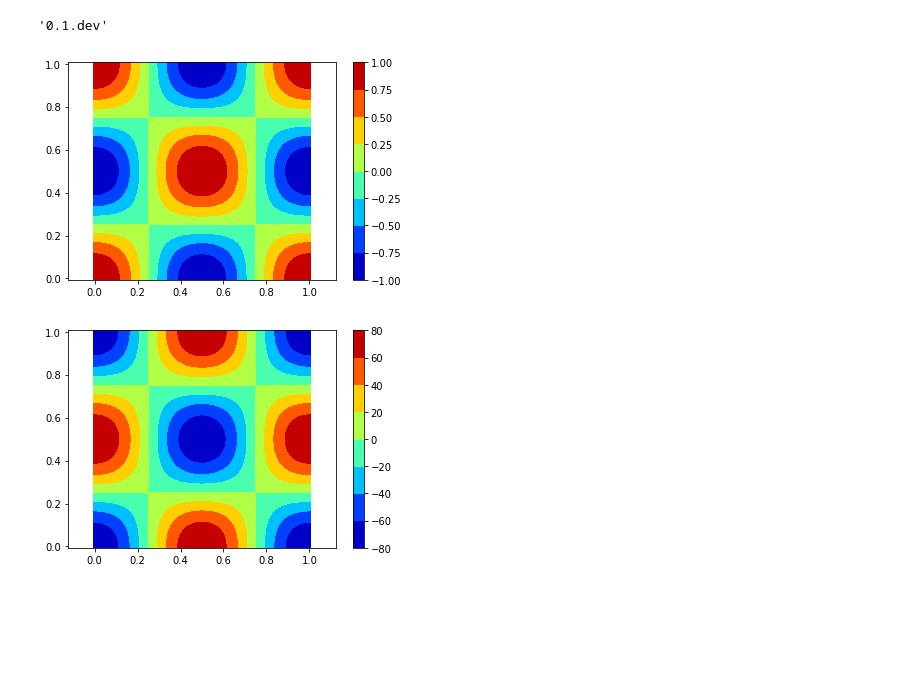
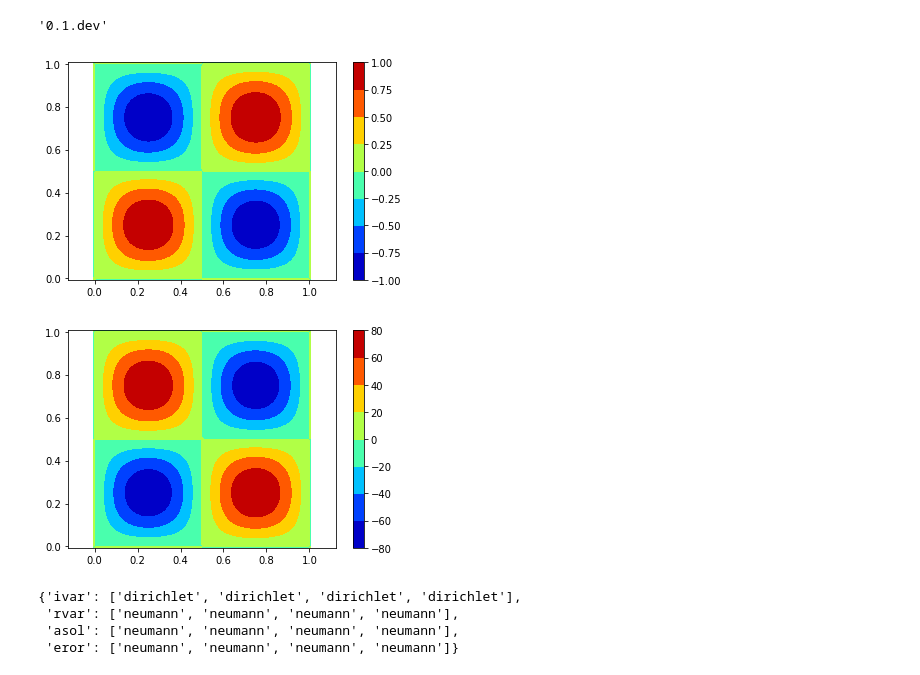
Before and after one commit to akashdhruv/FlowX, a Jupyter notebook: examples/poisson.ipynb, the cells around one changed output. Saved outputs shown, nothing was run; the diff lists cells and outputs as text; code cells hidden in the pictures; blank space fills up the shorter version.

```diff
--- a/examples/poisson.ipynb
+++ b/examples/poisson.ipynb
@@ -7,12 +7,13 @@ mae6225.__version__
 '0.1.dev'
 # %%
 # Define grid parameters
-ivar = 0
-rvar = 1
-asol = 2
-eror = 3
+center_vars = {'ivar':0,
+               'rvar':1,
+               'asol':2,
+               'eror':3}
 
-center_vars = 4
+bc_type     = {'ivar':['dirichlet','dirichlet','dirichlet','dirichlet']}
+bc_val      = {'ivar':[0.,0.,0.,0.]}
 
 nx = 80
 ny = 80
@@ -23,8 +24,6 @@ xmax = 1
 ymin = 0
 ymax = 1
 
-bc_type = "neumann"
-
-grid = mae6225.Grid(center_vars,nx,ny,xmin,xmax,ymin,ymax,bc_type)
+grid = mae6225.Grid(center_vars,nx,ny,xmin,xmax,ymin,ymax,bc_type,bc_val)
 # %%
 # Calculate the exact solution
@@ -32,7 +31,7 @@ simulation.get_analytical(grid,asol)
 # %%
 # Plot the exact solution
-mae6225.io.plot_contour(grid,asol)
+mae6225.io.plot_contour(grid,'asol')
 # %% [output]
-[figure, old version]
+[figure, new version]
 # %%
 # Calculate the RHS
@@ -40,7 +39,14 @@ simulation.get_RHS(grid,rvar)
 # %%
 # Plot RHS
-mae6225.io.plot_contour(grid,rvar)
+mae6225.io.plot_contour(grid,'rvar')
 # %% [output]
-[figure, old version]
+[figure, new version]
+# %%
+grid.bc_type
+# %% [output]
+{'ivar': ['dirichlet', 'dirichlet', 'dirichlet', 'dirichlet'],
+ 'rvar': ['neumann', 'neumann', 'neumann', 'neumann'],
+ 'asol': ['neumann', 'neumann', 'neumann', 'neumann'],
+ 'eror': ['neumann', 'neumann', 'neumann', 'neumann']}
 # %%
 # Solve Poisson equation
```
Also changed, not shown: parts of 8 cells of this notebook, 5 other files.
